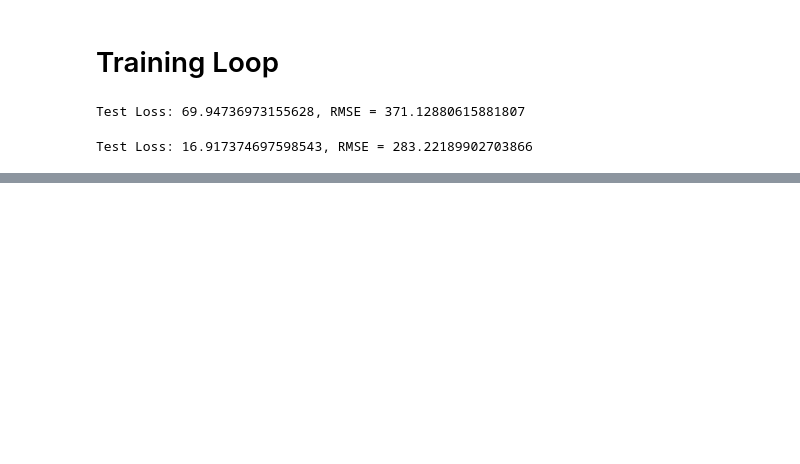
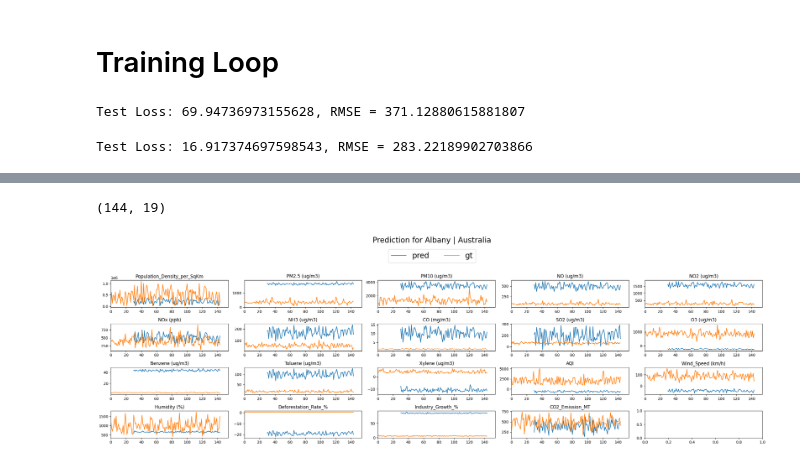
Before and after one commit to Nicohim87/TransformerForTimeSeriesData, a Jupyter notebook: notebooks/eval.ipynb, the cells around one changed output, grey strips where cells are left out. Cells and saved outputs as stored; diff of their text form; code cells hidden in the pictures; blank space fills up the shorter version.

Commit message:
feat: prediction visualisation on eval code draft

```diff
--- a/notebooks/eval.ipynb
+++ b/notebooks/eval.ipynb
@@ -162,0 +209,10 @@ Test Loss: 16.917374697598543, RMSE = 283.22189902703866
+# %%
+all_seq_len = pred_test[-1][1] - pred_test[0][1] + SEQ_LEN
+# %%
+ground_truth = load_tensor([pred_test[0][0]], [pred_test[0][1]], seq_len=all_seq_len)
+ground_truth = ground_truth.squeeze(0).detach().cpu().numpy*()
+ground_truth = scaler.inverse_transform(ground_truth)
+ground_truth = ground_truth[:, 4:]
+ground_truth.shape
+# %% [output]
+(144, 19)
@@ -162,0 +221,24 @@ Test Loss: 16.917374697598543, RMSE = 283.22189902703866
+# %%
+data_range = np.arange(SEQ_LEN, all_seq_len+1, 1)
+gt_range = np.arange(0, all_seq_len+1, 1)
+# %%
+colnames = df.columns[4:]
+# %%
+fig, ax = plt.subplots(4, 5, figsize=(25, 8))
+
+for i in range(19):
+    ax[i//5, i%5].plot(data_range, data[:, i], label = "pred")
+    ax[i//5, i%5].plot(gt_range, ground_truth[:, i], label = "gt")
+    ax[i//5, i%5].set_title(colnames[i])
+    ax[i//5, i%5].set_xlim(0, all_seq_len+11)
+
+handles, labels = ax[0, 0].get_legend_handles_labels()
+
+# Create a figure-level legend
+fig.suptitle(f"Prediction for {pred_test[0][0]}", fontsize=20)
+fig.legend(handles, labels, loc="upper center", ncol=2, fontsize=20, bbox_to_anchor=(0.5, 0.94),)
+
+plt.tight_layout(rect=[0, 0, 1, 0.88])  # Leave space for the legend
+plt.show()
+# %% [output]
+[figure, added]
```
Also changed, not shown: parts of 7 cells of this notebook.
